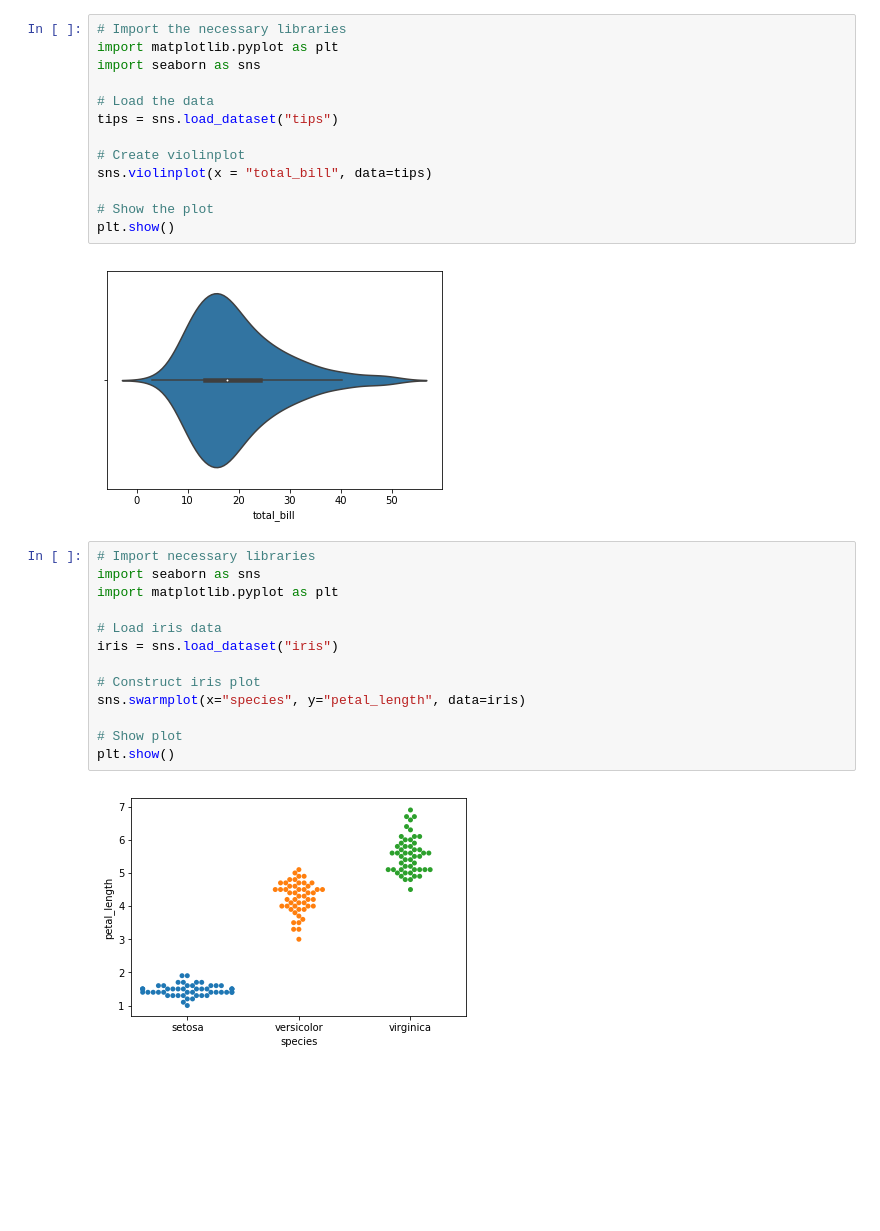
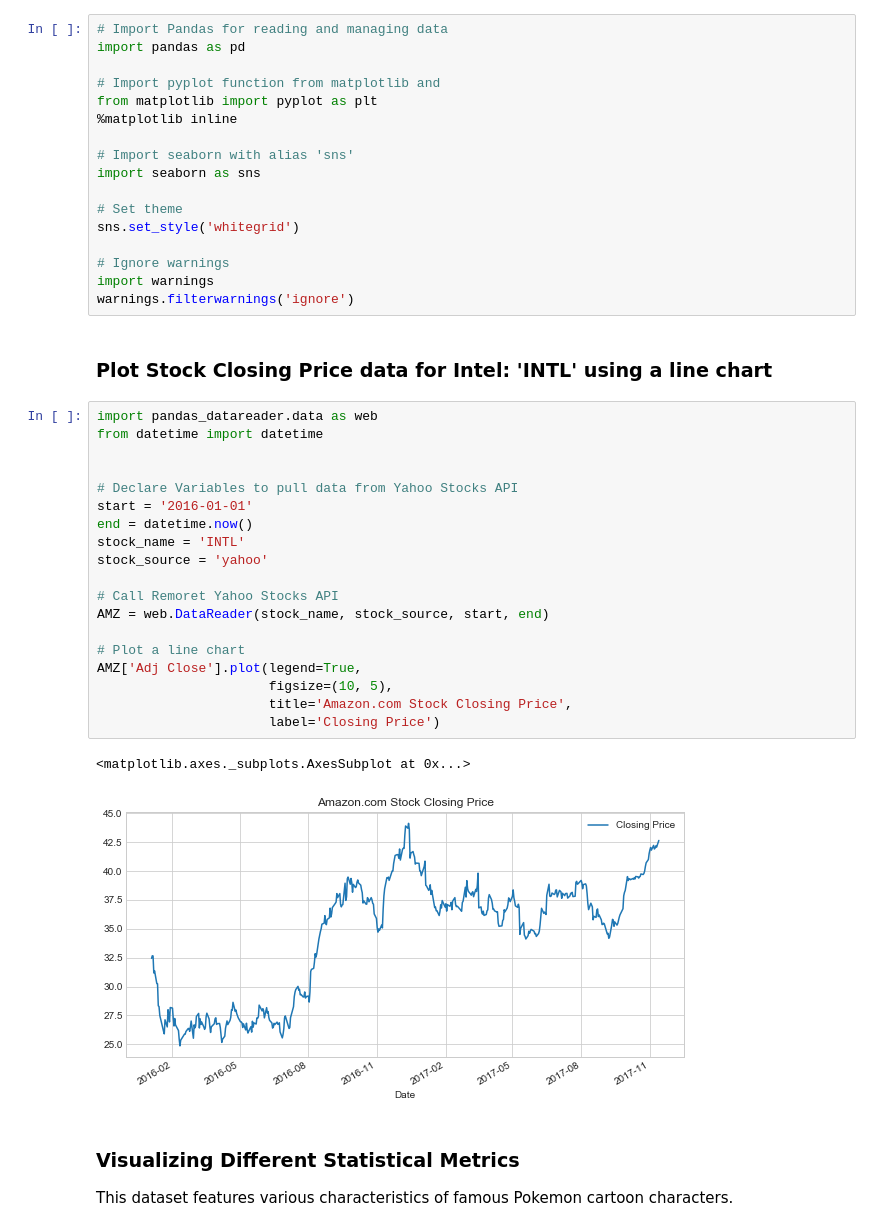
Before and after one commit to rajaharsha/Machine-Learning, a Jupyter notebook: Seaborn/Introduction to Seaborn.ipynb, the cells around one changed output. Cells and saved outputs as stored; diff of their text form; blank space fills up the shorter version.

```diff
--- a/Seaborn/Introduction to Seaborn.ipynb
+++ b/Seaborn/Introduction to Seaborn.ipynb
@@ -35,30 +17,45 @@ plt.show()
-# %%
-# Import the necessary libraries
-import matplotlib.pyplot as plt
-import seaborn as sns
-
-# Load the data
-tips = sns.load_dataset("tips")
-
-# Create violinplot
-sns.violinplot(x = "total_bill", data=tips)
-
-# Show the plot
-plt.show()
-# %% [output]
-[figure, removed]
-# %%
-# Import necessary libraries
-import seaborn as sns
-import matplotlib.pyplot as plt
-
-# Load iris data
-iris = sns.load_dataset("iris")
-
-# Construct iris plot
-sns.swarmplot(x="species", y="petal_length", data=iris)
-
-# Show plot
-plt.show()
-# %% [output]
-[figure, removed]
+# %%
+# Import Pandas for reading and managing data
+import pandas as pd
+
+# Import pyplot function from matplotlib and
+from matplotlib import pyplot as plt
+%matplotlib inline
+
+# Import seaborn with alias 'sns'
+import seaborn as sns
+
+# Set theme
+sns.set_style('whitegrid')
+
+# Ignore warnings
+import warnings
+warnings.filterwarnings('ignore')
+# %% [markdown]
+### Plot Stock Closing Price data for Intel: 'INTL' using a line chart
+# %%
+import pandas_datareader.data as web
+from datetime import datetime
+
+
+# Declare Variables to pull data from Yahoo Stocks API
+start = '2016-01-01'
+end = datetime.now()
+stock_name = 'INTL'
+stock_source = 'yahoo'
+
+# Call Remoret Yahoo Stocks API
+AMZ = web.DataReader(stock_name, stock_source, start, end)
+
+# Plot a line chart
+AMZ['Adj Close'].plot(legend=True,
+                      figsize=(10, 5),
+                      title='Amazon.com Stock Closing Price',
+                      label='Closing Price')
+# %% [output]
+<matplotlib.axes._subplots.AxesSubplot at 0x...>
+[figure, added]
+# %% [markdown]
+### Visualizing Different Statistical Metrics
+
+This dataset features various characteristics of famous Pokemon cartoon characters.
```
Also changed, not shown: parts of 26 cells of this notebook, 7 other files.
